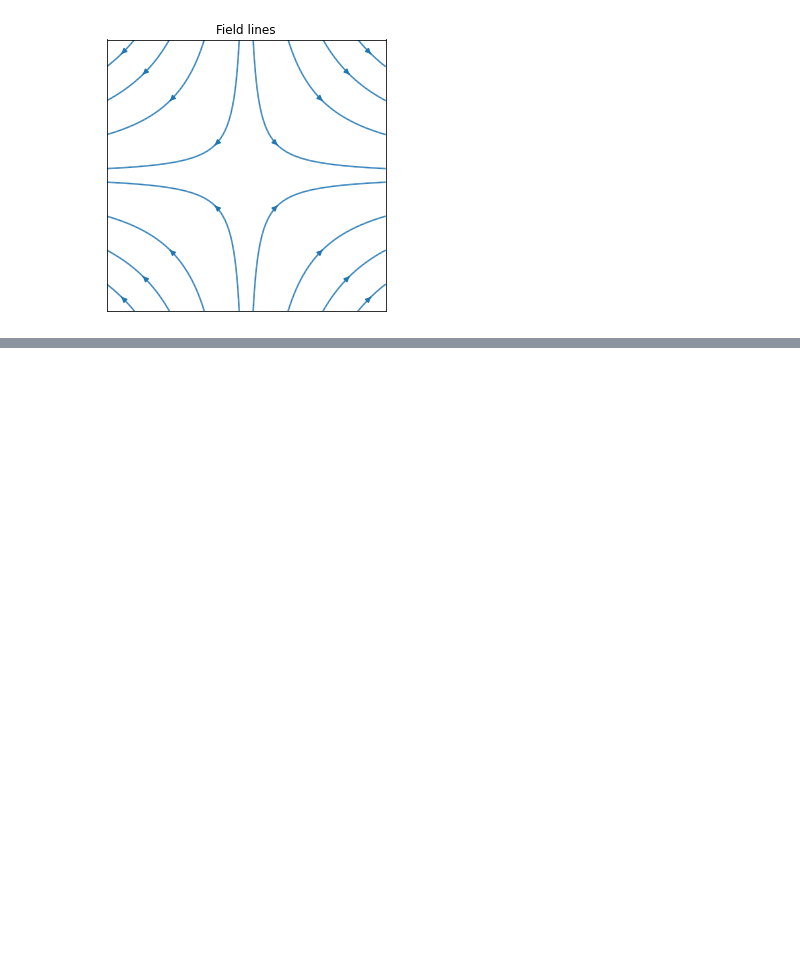
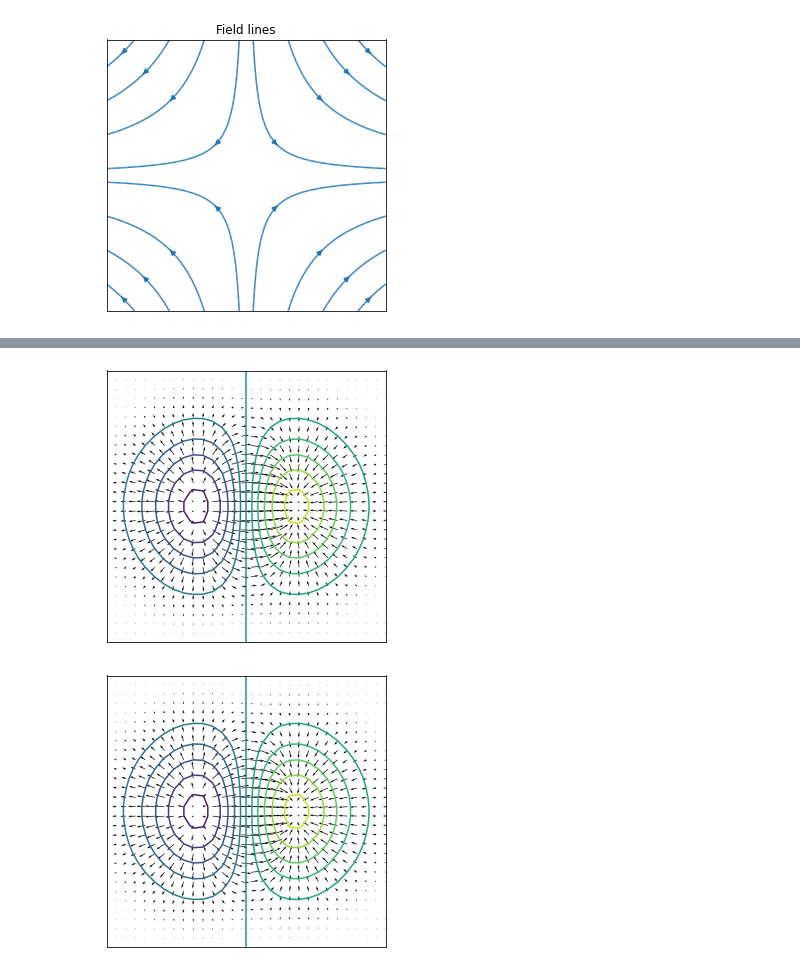
Before and after one commit to UCLNatSci/Electromagnetism-Fluids-and-Waves, a Jupyter notebook: _sources/fluids/mathideas.ipynb, the cells around one changed output, grey strips where cells are left out. Drawn from its saved outputs; the diff is of its cells as text; code cells hidden in the pictures; blank space fills up the shorter version.

```diff
--- a/_sources/fluids/mathideas.ipynb
+++ b/_sources/fluids/mathideas.ipynb
@@ -208,0 +278,20 @@ The function needed to plot contours is part of the matplotlib library. Usage gu
+# %%
+x=np.linspace(-2, 2, 30)
+y=np.linspace(-2, 2, 30)
+
+X,Y = np.meshgrid(x, y)
+(U,V)=(1-2*X**2,-2*X*Y)*np.exp(-X**2-Y**2)
+
+# options to prettify the plot
+fig,ax=plt.subplots(figsize=(5,5))
+ax.axis([-2,2,-2,2])
+ax.xaxis.set_ticks([]), ax.yaxis.set_ticks([])
+
+ax.quiver(X,Y,U,V)
+
+ax.contour(X,Y,X*np.exp(-X**2-Y**2),levels=10)
+
+glue("contour_fig", fig, display=False)
+# %% [output]
+[figure, added]
+[figure, added]
```
Also changed, not shown: parts of 4 cells of this notebook, 43 other files.
